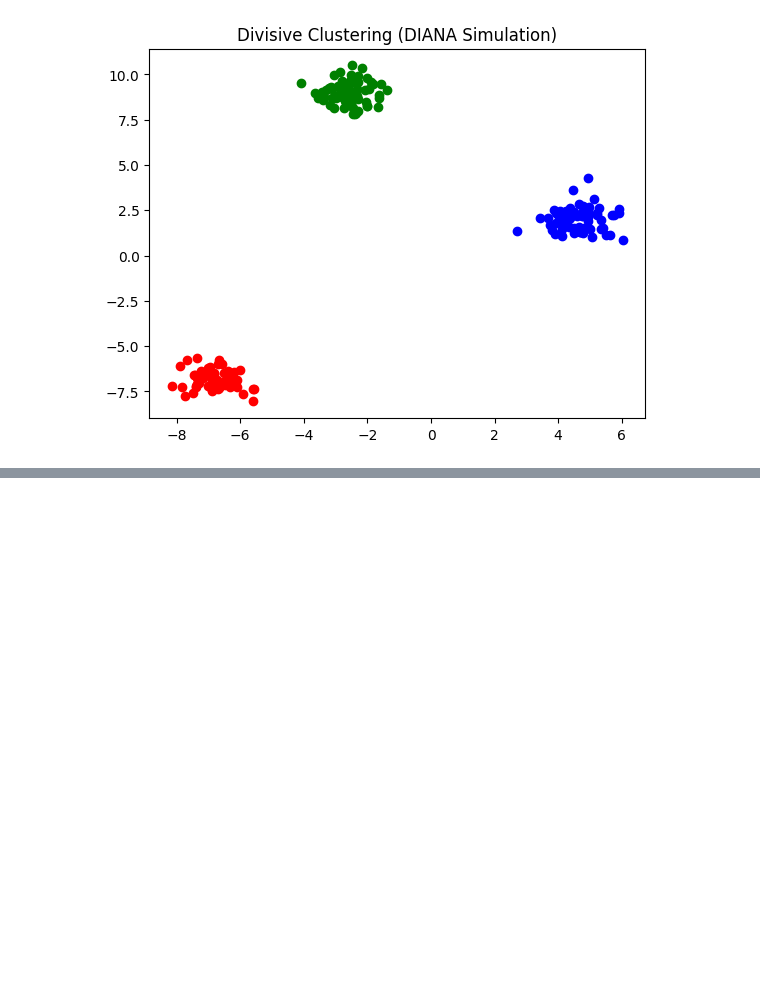
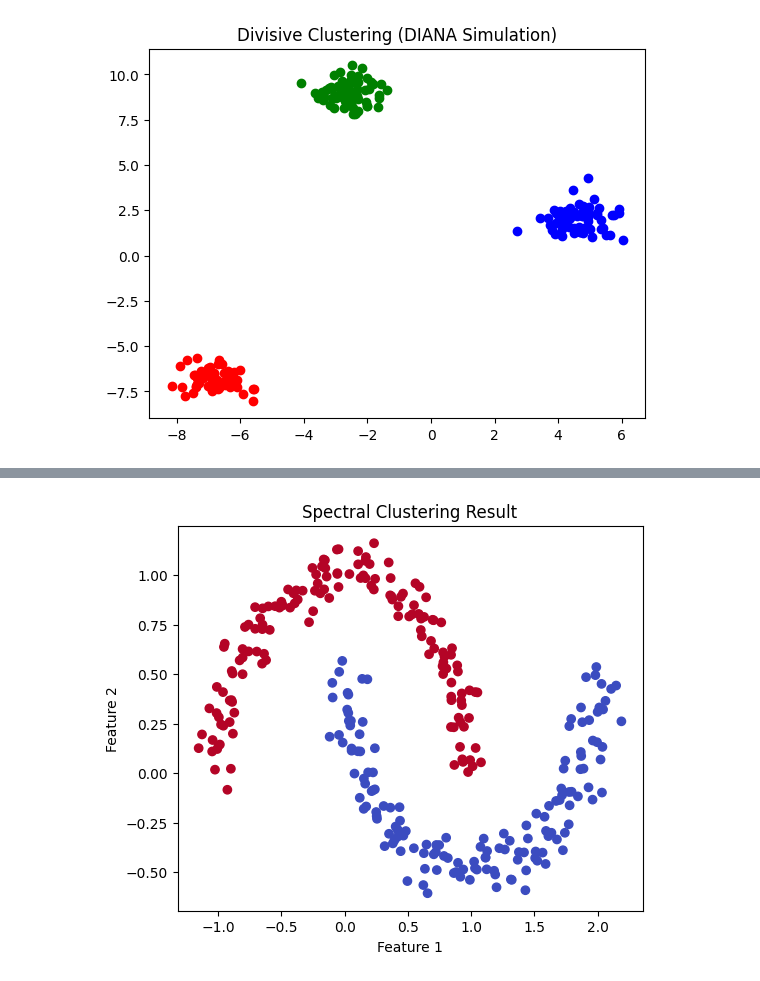
Before and after one commit to srujannayak32/MLLAB189, a Jupyter notebook: ML_Clustering.ipynb, the cells around one changed output, grey strips where cells are left out. Saved outputs shown, nothing was run; the diff lists cells and outputs as text; code cells hidden in the pictures; blank space fills up the shorter version.

```diff
--- a/ML_Clustering.ipynb
+++ b/ML_Clustering.ipynb
@@ -180,0 +244,23 @@ plt.show()
+# %%
+# Spectral Clustering Example
+import numpy as np
+import matplotlib.pyplot as plt
+from sklearn.datasets import make_moons
+from sklearn.cluster import SpectralClustering
+
+# Generate data
+X, y = make_moons(n_samples=300, noise=0.07, random_state=42)
+
+# Apply Spectral Clustering
+sc = SpectralClustering(n_clusters=2, affinity='nearest_neighbors', assign_labels='kmeans', random_state=42)
+labels = sc.fit_predict(X)
+
+# Plot results
+plt.figure(figsize=(6, 5))
+plt.scatter(X[:, 0], X[:, 1], c=labels, cmap='coolwarm')
+plt.title("Spectral Clustering Result")
+plt.xlabel("Feature 1")
+plt.ylabel("Feature 2")
+plt.show()
+# %% [output]
+[figure, added]
```
Also changed, not shown: parts of 4 cells of this notebook.
